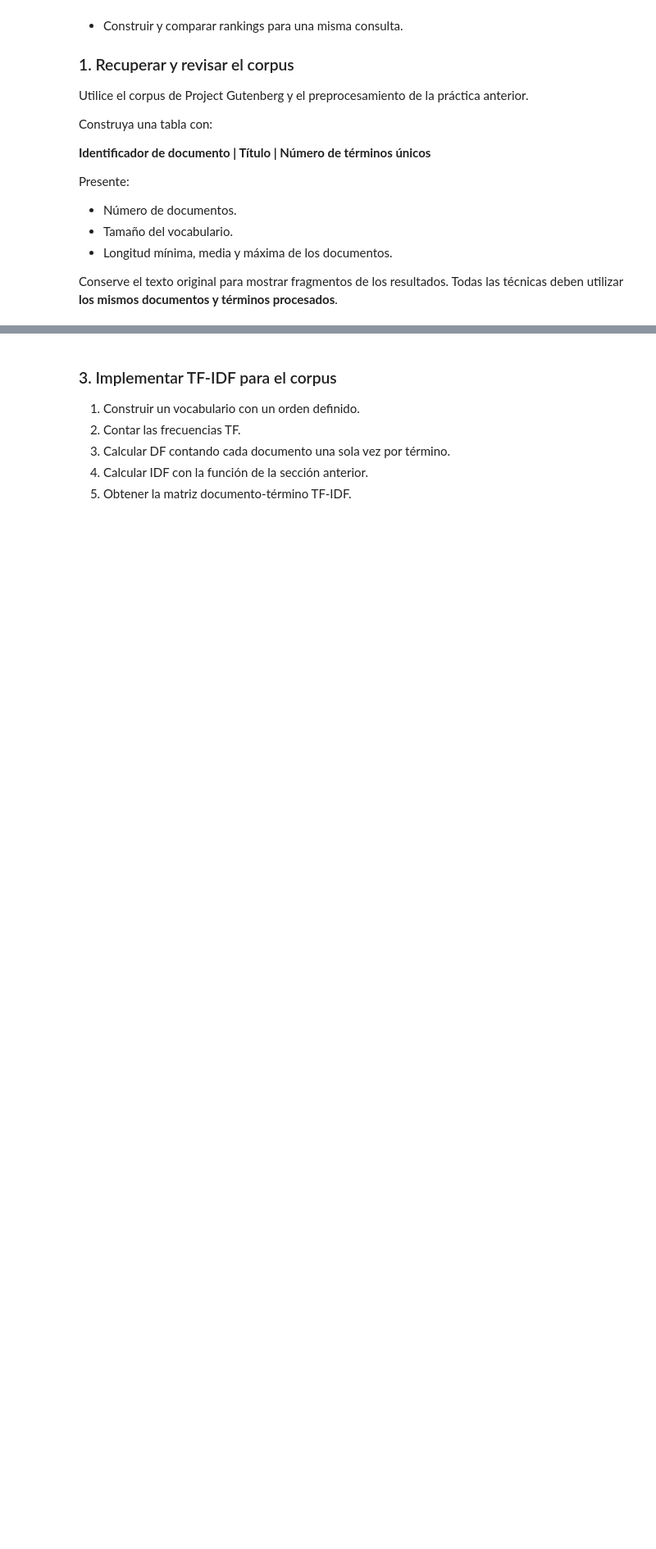
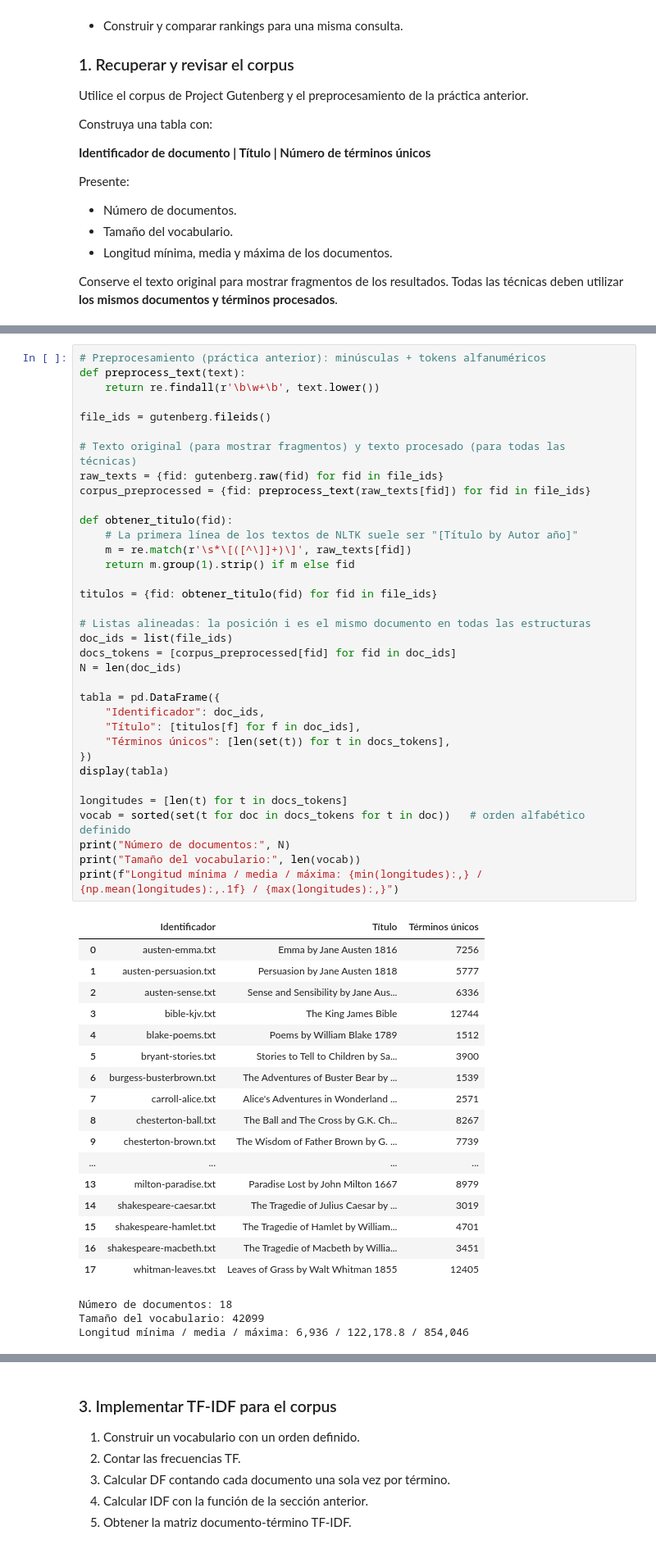
Before and after one commit to Josefu-zero/TAREAS_RECUPERACION_DE_INFO, a Jupyter notebook: 03Modelovectorial/03_vectorsearch.ipynb, the cells around one changed output, grey strips where cells are left out. Shown at 82% size. Saved outputs shown, nothing was run; the diff lists cells and outputs as text; blank space fills up the shorter version.

```diff
--- a/03Modelovectorial/03_vectorsearch.ipynb
+++ b/03Modelovectorial/03_vectorsearch.ipynb
@@ -27,3 +48,59 @@ Conserve el texto original para mostrar fragmentos de los resultados. Todas las
+# %%
+# Preprocesamiento (práctica anterior): minúsculas + tokens alfanuméricos
+def preprocess_text(text):
+    return re.findall(r'\b\w+\b', text.lower())
+
+file_ids = gutenberg.fileids()
+
+# Texto original (para mostrar fragmentos) y texto procesado (para todas las técnicas)
+raw_texts = {fid: gutenberg.raw(fid) for fid in file_ids}
+corpus_preprocessed = {fid: preprocess_text(raw_texts[fid]) for fid in file_ids}
+
+def obtener_titulo(fid):
+    # La primera línea de los textos de NLTK suele ser "[Título by Autor año]"
+    m = re.match(r'\s*\[([^\]]+)\]', raw_texts[fid])
+    return m.group(1).strip() if m else fid
+
+titulos = {fid: obtener_titulo(fid) for fid in file_ids}
+
+# Listas alineadas: la posición i es el mismo documento en todas las estructuras
+doc_ids = list(file_ids)
+docs_tokens = [corpus_preprocessed[fid] for fid in doc_ids]
+N = len(doc_ids)
+
+tabla = pd.DataFrame({
+    "Identificador": doc_ids,
+    "Título": [titulos[f] for f in doc_ids],
+    "Términos únicos": [len(set(t)) for t in docs_tokens],
+})
+display(tabla)
+
+longitudes = [len(t) for t in docs_tokens]
+vocab = sorted(set(t for doc in docs_tokens for t in doc))   # orden alfabético definido
+print("Número de documentos:", N)
+print("Tamaño del vocabulario:", len(vocab))
+print(f"Longitud mínima / media / máxima: {min(longitudes):,} / {np.mean(longitudes):,.1f} / {max(longitudes):,}")
+# %% [output]
+|  | Identificador | Título | Términos únicos |
+| 0 | austen-emma.txt | Emma by Jane Austen 1816 | 7256 |
+| 1 | austen-persuasion.txt | Persuasion by Jane Austen 1818 | 5777 |
+| 2 | austen-sense.txt | Sense and Sensibility by Jane Aus... | 6336 |
+| 3 | bible-kjv.txt | The King James Bible | 12744 |
+| 4 | blake-poems.txt | Poems by William Blake 1789 | 1512 |
+| 5 | bryant-stories.txt | Stories to Tell to Children by Sa... | 3900 |
+| 6 | burgess-busterbrown.txt | The Adventures of Buster Bear by ... | 1539 |
+| 7 | carroll-alice.txt | Alice's Adventures in Wonderland ... | 2571 |
+| 8 | chesterton-ball.txt | The Ball and The Cross by G.K. Ch... | 8267 |
+| 9 | chesterton-brown.txt | The Wisdom of Father Brown by G. ... | 7739 |
+| ... | ... | ... | ... |
+| 13 | milton-paradise.txt | Paradise Lost by John Milton 1667 | 8979 |
+| 14 | shakespeare-caesar.txt | The Tragedie of Julius Caesar by ... | 3019 |
+| 15 | shakespeare-hamlet.txt | The Tragedie of Hamlet by William... | 4701 |
+| 16 | shakespeare-macbeth.txt | The Tragedie of Macbeth by Willia... | 3451 |
+| 17 | whitman-leaves.txt | Leaves of Grass by Walt Whitman 1855 | 12405 |
+Número de documentos: 18
+Tamaño del vocabulario: 42099
+Longitud mínima / media / máxima: 6,936 / 122,178.8 / 854,046
 # %% [markdown]
 ### 2. Implementación de Funciones
 
```
Also changed, not shown: parts of 13 cells of this notebook, 2 other files.
